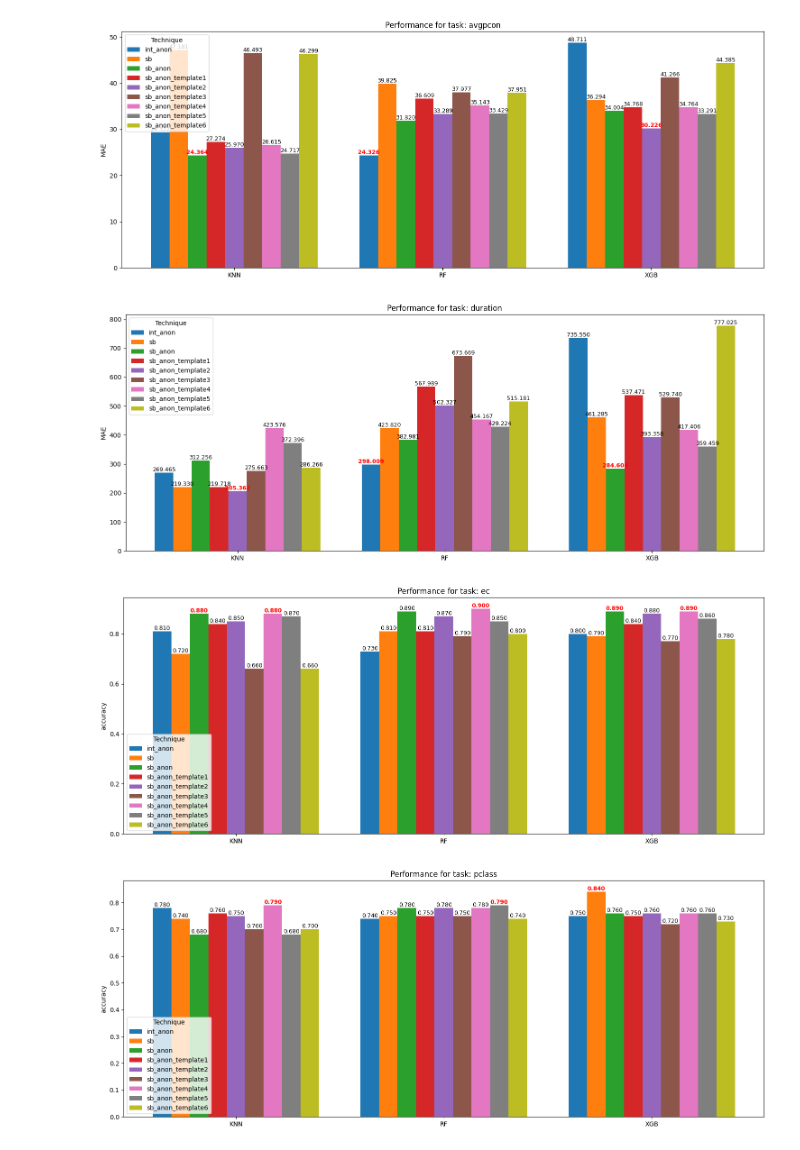
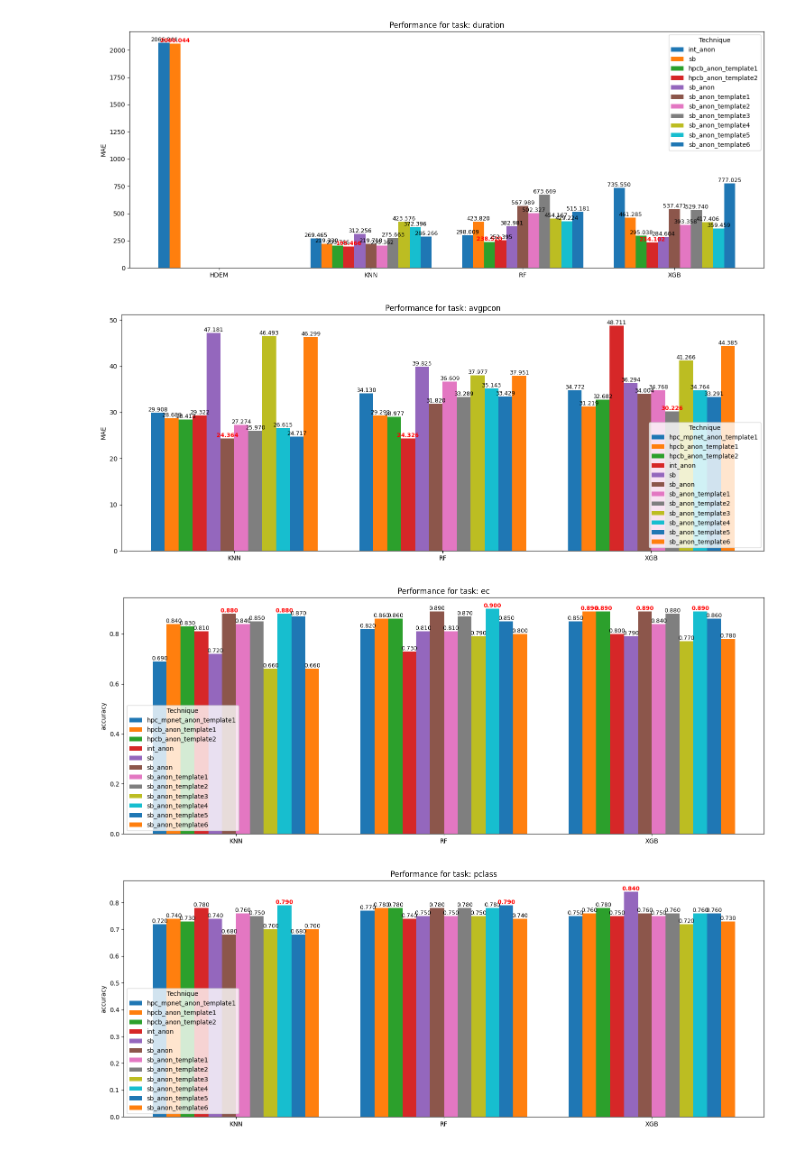
Before and after one commit to huynguyentuank22/HPC-Bert, a Jupyter notebook: plot_results.ipynb, the cells around one changed output. Saved outputs shown, nothing was run; the diff lists cells and outputs as text; code cells hidden in the pictures.

````diff
--- a/plot_results.ipynb
+++ b/plot_results.ipynb
@@ -18,14 +18,12 @@ for filename in os.listdir(folder):
 
     # Tách tên file theo template model_technique_task
     parts = filename.replace(".txt", "").split("_")
-    if len(parts) == 3:
-        model, technique, task = parts[0], parts[1], parts[2]
-    elif len(parts) == 4:
-        model, technique, task = parts[0], parts[1] + "_" + parts[2], parts[3]
-    elif len(parts) == 5:
-        model, technique, task = parts[0], parts[1] + "_" + parts[2] + "_" + parts[3], parts[4]
+    if len(parts) >= 3:
+        model = parts[0]
+        task = parts[-1]
+        technique = "_".join(parts[1:-1])
     else:
-        continue  # Bỏ qua các file không đúng định dạng
+        continue
 
     with open(filepath, "r", encoding="utf-8") as f:
         content = f.read()
@@ -90,7 +88,7 @@ for task in df["task"].unique():
     metric_name = subset["metric"].iloc[0].lower()
 
     x = np.arange(len(models))
-    width = 0.8 / len(techniques)
+    width = 0.8 / max(1, len(techniques))
 
     plt.figure(figsize=(15, 6))
 
@@ -102,44 +100,48 @@ for task in df["task"].unique():
         best_values = subset.groupby("model")["value"].max().to_dict()
         better = lambda val, best: np.isclose(val, best) or val >= best
 
-    # Vẽ từng technique
+    # Vẽ từng technique (align values to full models list to avoid shape mismatch)
     for i, tech in enumerate(techniques):
         sub_t = subset[subset["technique"] == tech]
-        values = sub_t["value"].to_numpy()
-        model_names = sub_t["model"].to_numpy()
+        # build values aligned to 'models' order; use np.nan for missing model-tech combos
+        values = np.array([sub_t[sub_t["model"] == m]["value"].values[0]
+                           if len(sub_t[sub_t["model"] == m]) > 0 else np.nan
+                           for m in models])
         positions = x + (i - len(techniques)/2) * width + width/2
         bars = plt.bar(positions, values, width, label=tech)
 
-        # Gắn nhãn
-        for bar, val, model in zip(bars, values, model_names):
+        # Gắn nhãn; skip missing (NaN) entries to keep lengths consistent
+        for bar, val, model in zip(bars, values, models):
+            if np.isnan(val):
+                continue
             height = bar.get_height()
-            if better(val, best_values[model]):
+            if better(val, best_values.get(model, val)):
                 plt.text(
                     bar.get_x() + bar.get_width()/2,
                     height,
                     f"{height:.3f}",
                     ha="center", va="bottom",
                     fontsize=9, color="red", fontweight="bold"
                 )
             else:
                 plt.text(
                     bar.get_x() + bar.get_width()/2,
                     height,
                     f"{height:.3f}",
                     ha="center", va="bottom", fontsize=9
                 )
 
     plt.xticks(x, models, rotation=0)
     plt.title(f"Performance for task: {task}")
     plt.ylabel(subset["metric"].iloc[0])
     plt.legend(title="Technique")
     plt.tight_layout()
     plt.show()
 # %% [output]
-[figure, old version]
+[figure, new version]
-[figure, old version]
+[figure, new version]
-[figure, old version]
+[figure, new version]
-[figure, old version]
+[figure, new version]
 # %% [markdown]
 ```python
 semantic_templates = [
````
Also changed, not shown: parts of 2 cells of this notebook, 43 other files.
